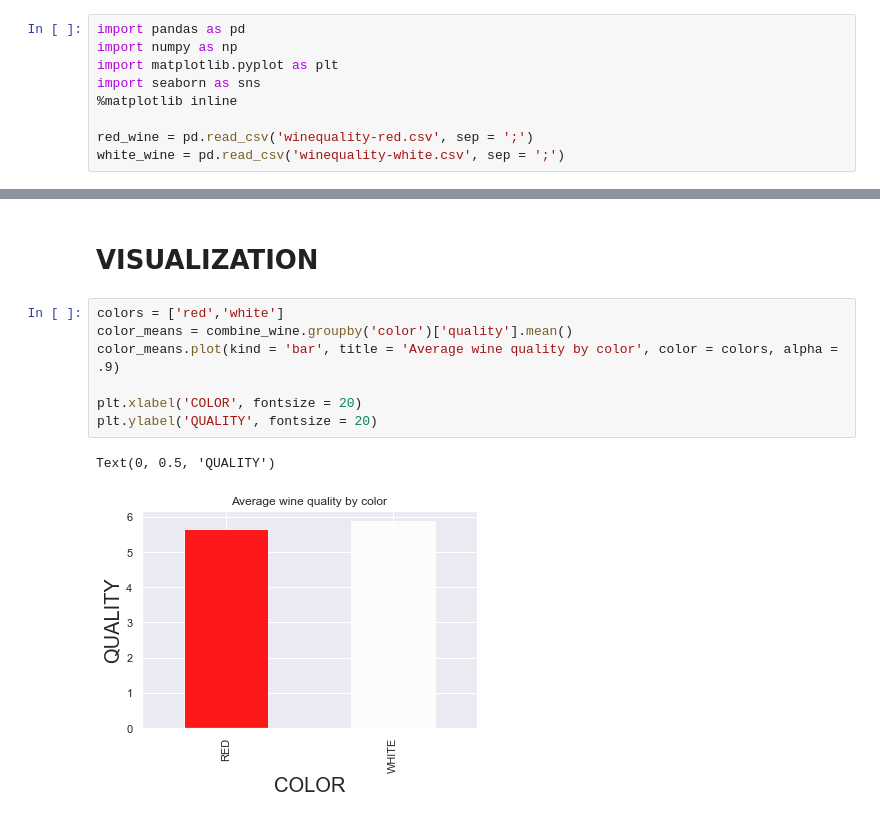
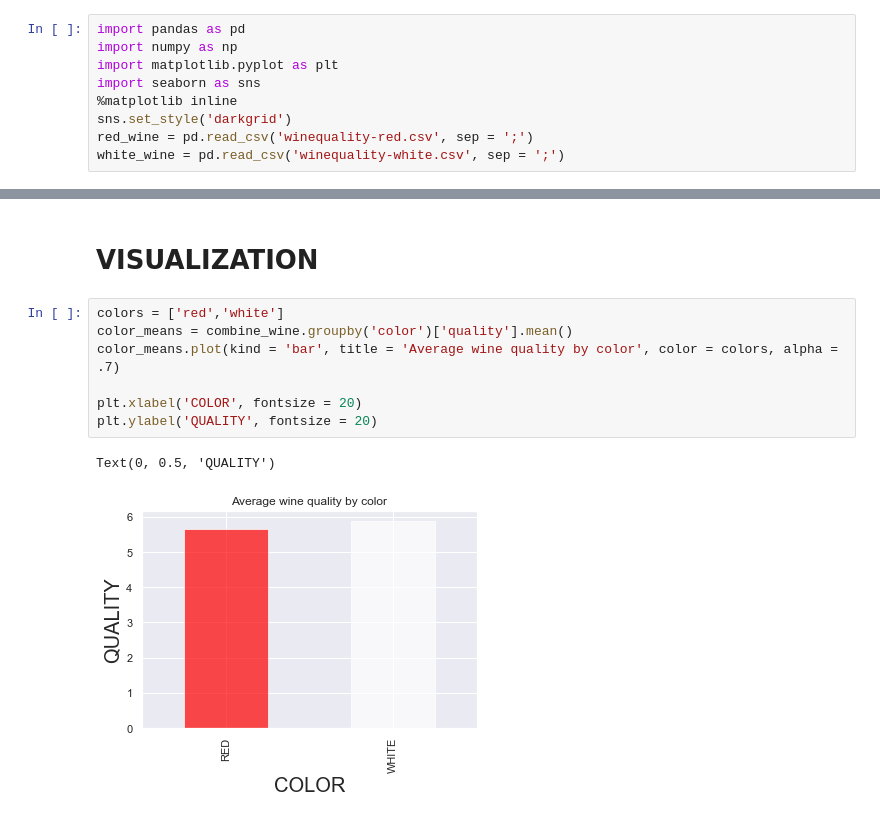
Before and after one commit to tejpalsingh1999/Red-White-Wine-Dataset-Analyses, a Jupyter notebook: Wine Data Analysis.ipynb, the cells around one changed output, grey strips where cells are left out. Saved outputs shown, nothing was run; the diff lists cells and outputs as text.

Commit message:
Added Visualization 2

```diff
--- a/Wine Data Analysis.ipynb
+++ b/Wine Data Analysis.ipynb
@@ -6,7 +6,7 @@ import numpy as np
 import matplotlib.pyplot as plt
 import seaborn as sns
 %matplotlib inline
-
+sns.set_style('darkgrid')
 red_wine = pd.read_csv('winequality-red.csv', sep = ';')
 white_wine = pd.read_csv('winequality-white.csv', sep = ';')
 # %% [markdown]
@@ -322,10 +322,10 @@ low_sugar, high_sugar
 # %%
 colors = ['red','white']
 color_means = combine_wine.groupby('color')['quality'].mean()
-color_means.plot(kind = 'bar', title = 'Average wine quality by color', color = colors, alpha = .9)
+color_means.plot(kind = 'bar', title = 'Average wine quality by color', color = colors, alpha = .7)
 
 plt.xlabel('COLOR', fontsize = 20)
 plt.ylabel('QUALITY', fontsize = 20)
 # %% [output]
 Text(0, 0.5, 'QUALITY')
-[figure, old version]
+[figure, new version]
```
Also changed, not shown: parts of 8 cells of this notebook.
